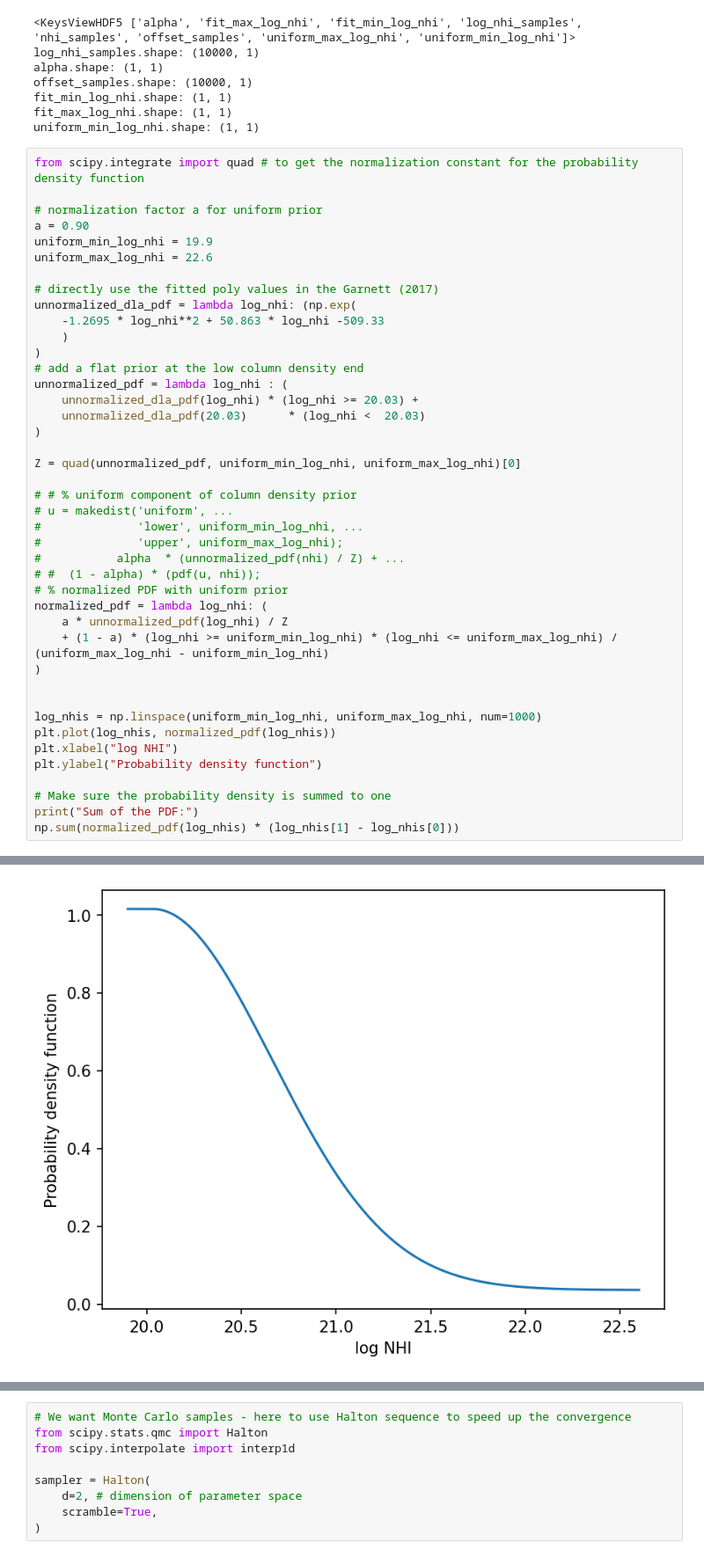
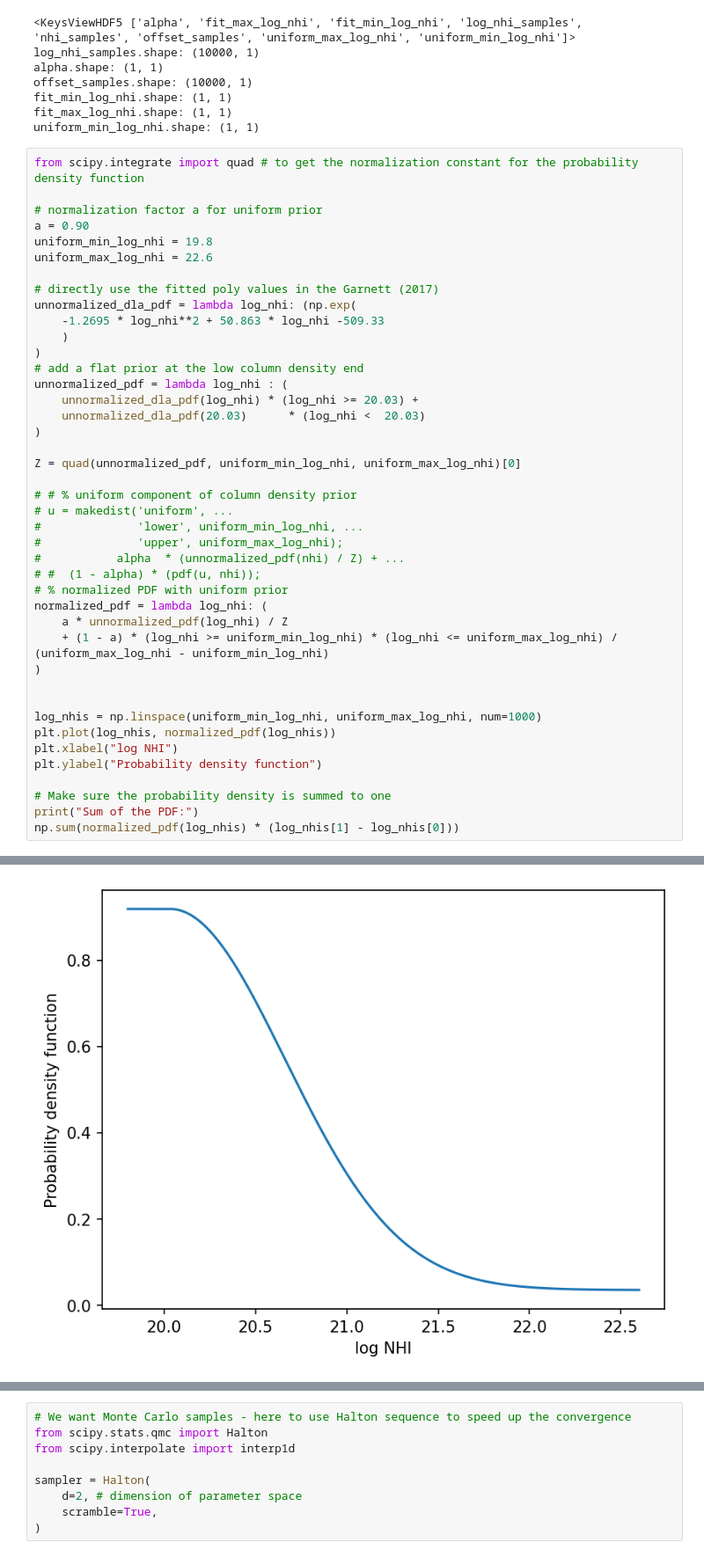
Before and after one commit to jibanCat/desi_gpy_dla_detection, a Jupyter notebook: notebooks/GenerateSamples.ipynb, the cells around one changed output, grey strips where cells are left out. Shown at 88% size. Drawn from its saved outputs; the diff is of its cells as text.

```diff
--- a/notebooks/GenerateSamples.ipynb
+++ b/notebooks/GenerateSamples.ipynb
@@ -48,7 +48,7 @@ from scipy.integrate import quad # to get the normalization constant for the pro
 
 # normalization factor a for uniform prior
 a = 0.90
-uniform_min_log_nhi = 19.9
+uniform_min_log_nhi = 19.8
 uniform_max_log_nhi = 22.6
 
 # directly use the fitted poly values in the Garnett (2017)
@@ -91,2 +91,2 @@ Sum of the PDF:
-[figure, old version]
+[figure, new version]
 # %%
```
Also changed, not shown: parts of 6 cells of this notebook, 1 other file.
